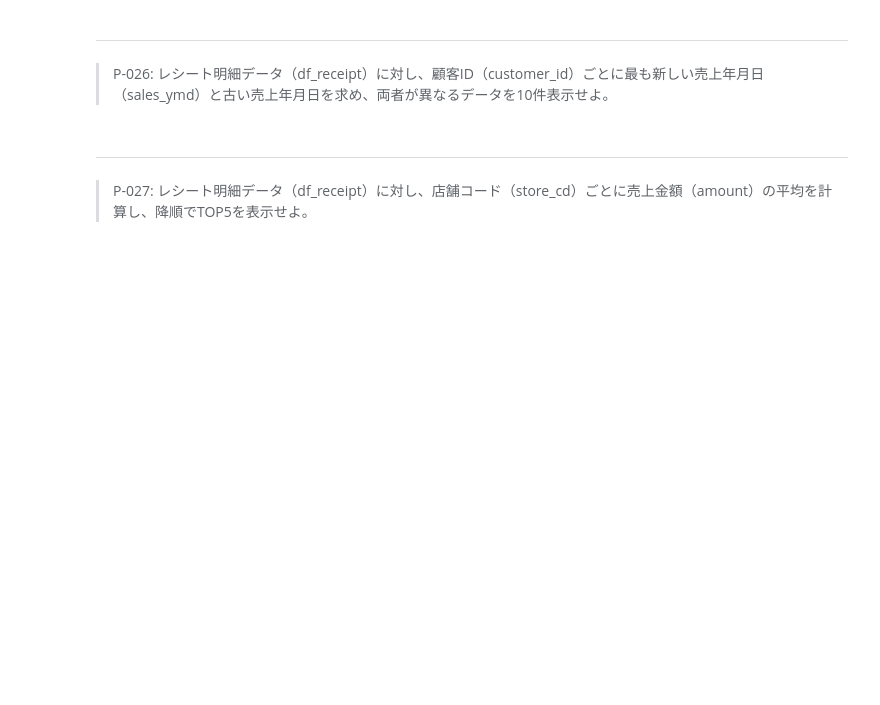
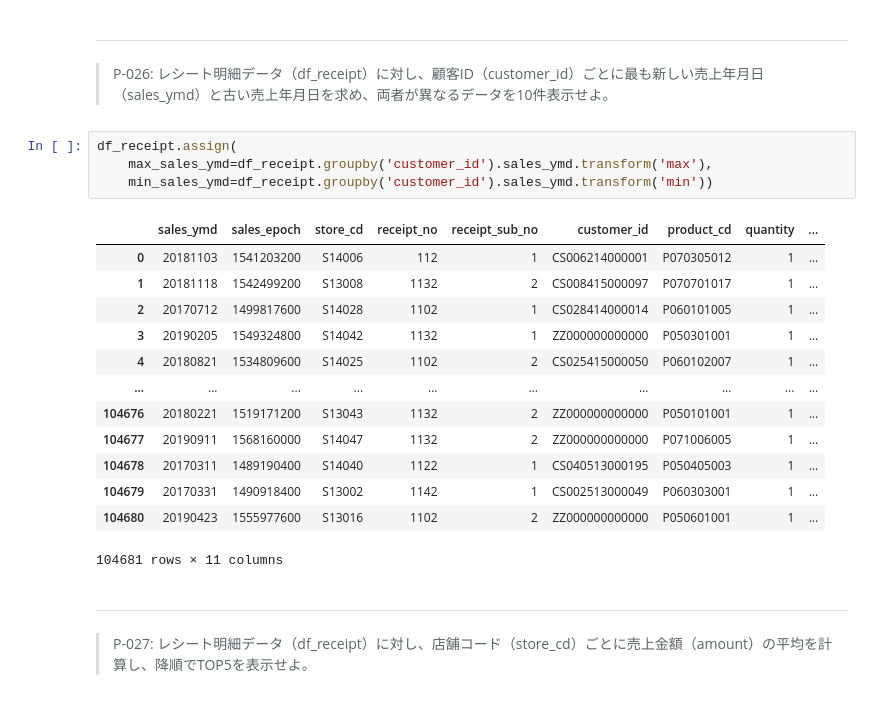
Before and after one commit to yuto0121/preprocess100, a Jupyter notebook: docker/work/preprocess_knock_Python.ipynb, the cells around one changed output. Saved outputs shown, nothing was run; the diff lists cells and outputs as text; blank space fills up the shorter version.

```diff
--- a/docker/work/preprocess_knock_Python.ipynb
+++ b/docker/work/preprocess_knock_Python.ipynb
@@ -426,6 +487,24 @@ df_receipt.assign(
 # %% [markdown]
 ---
 > P-026: レシート明細データ（df_receipt）に対し、顧客ID（customer_id）ごとに最も新しい売上年月日（sales_ymd）と古い売上年月日を求め、両者が異なるデータを10件表示せよ。
+# %%
+df_receipt.assign(
+    max_sales_ymd=df_receipt.groupby('customer_id').sales_ymd.transform('max'),
+    min_sales_ymd=df_receipt.groupby('customer_id').sales_ymd.transform('min'))
+# %% [output]
+|  | sales_ymd | sales_epoch | store_cd | receipt_no | receipt_sub_no | customer_id | product_cd | quantity | ... |
+| 0 | 20181103 | 1541203200 | S14006 | 112 | 1 | CS006214000001 | P070305012 | 1 | ... |
+| 1 | 20181118 | 1542499200 | S13008 | 1132 | 2 | CS008415000097 | P070701017 | 1 | ... |
+| 2 | 20170712 | 1499817600 | S14028 | 1102 | 1 | CS028414000014 | P060101005 | 1 | ... |
+| 3 | 20190205 | 1549324800 | S14042 | 1132 | 1 | ZZ000000000000 | P050301001 | 1 | ... |
+| 4 | 20180821 | 1534809600 | S14025 | 1102 | 2 | CS025415000050 | P060102007 | 1 | ... |
+| ... | ... | ... | ... | ... | ... | ... | ... | ... | ... |
+| 104676 | 20180221 | 1519171200 | S13043 | 1132 | 2 | ZZ000000000000 | P050101001 | 1 | ... |
+| 104677 | 20190911 | 1568160000 | S14047 | 1132 | 2 | ZZ000000000000 | P071006005 | 1 | ... |
+| 104678 | 20170311 | 1489190400 | S14040 | 1122 | 1 | CS040513000195 | P050405003 | 1 | ... |
+| 104679 | 20170331 | 1490918400 | S13002 | 1142 | 1 | CS002513000049 | P060303001 | 1 | ... |
+| 104680 | 20190423 | 1555977600 | S13016 | 1102 | 2 | ZZ000000000000 | P050601001 | 1 | ... |
+104681 rows × 11 columns
 # %% [markdown]
 ---
 > P-027: レシート明細データ（df_receipt）に対し、店舗コード（store_cd）ごとに売上金額（amount）の平均を計算し、降順でTOP5を表示せよ。
```
Also changed, not shown: parts of 6 cells of this notebook.
